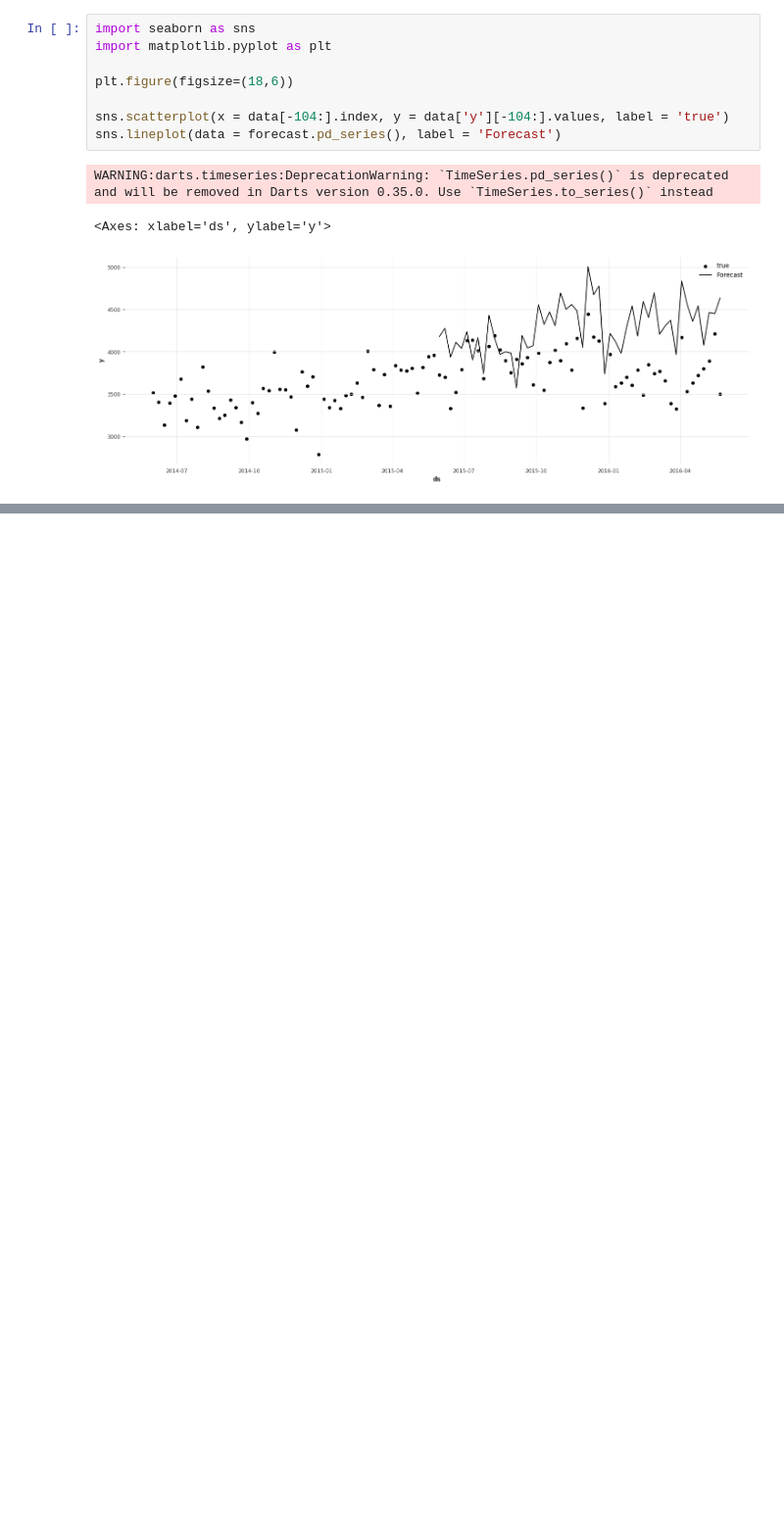
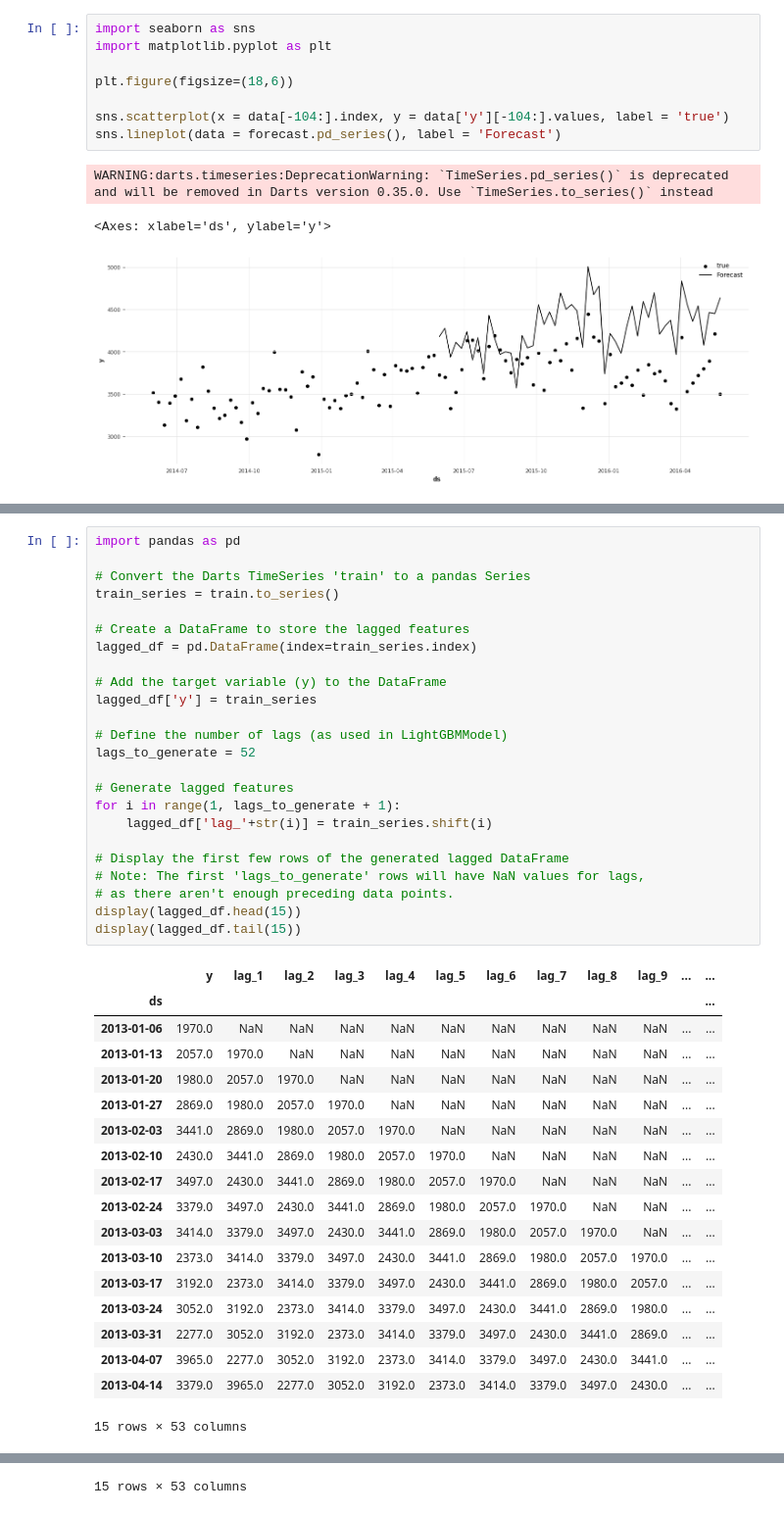
Before and after one commit to acedesci/scanalytics, a Jupyter notebook: EN/S06_Time-Series_Analytics/S06_Simple_TS_using_darts.ipynb, the cells around one changed output, grey strips where cells are left out. Shown at 98% size. Drawn from its saved outputs; the diff is of its cells as text; blank space fills up the shorter version.

```diff
--- a/EN/S06_Time-Series_Analytics/S06_Simple_TS_using_darts.ipynb
+++ b/EN/S06_Time-Series_Analytics/S06_Simple_TS_using_darts.ipynb
@@ -133,0 +183,43 @@ WARNING:darts.timeseries:DeprecationWarning: `TimeSeries.pd_series()` is depreca
+# %%
+import pandas as pd
+
+# Convert the Darts TimeSeries 'train' to a pandas Series
+train_series = train.to_series()
+
+# Create a DataFrame to store the lagged features
+lagged_df = pd.DataFrame(index=train_series.index)
+
+# Add the target variable (y) to the DataFrame
+lagged_df['y'] = train_series
+
+# Define the number of lags (as used in LightGBMModel)
+lags_to_generate = 52
+
+# Generate lagged features
+for i in range(1, lags_to_generate + 1):
+    lagged_df['lag_'+str(i)] = train_series.shift(i)
+
+# Display the first few rows of the generated lagged DataFrame
+# Note: The first 'lags_to_generate' rows will have NaN values for lags,
+# as there aren't enough preceding data points.
+display(lagged_df.head(15))
+display(lagged_df.tail(15))
+# %% [output]
+|  | y | lag_1 | lag_2 | lag_3 | lag_4 | lag_5 | lag_6 | lag_7 | lag_8 | lag_9 | ... | ... |
+| ds |  |  |  |  |  |  |  |  |  |  |  | ... |
+| 2013-01-06 | 1970.0 | NaN | NaN | NaN | NaN | NaN | NaN | NaN | NaN | NaN | ... | ... |
+| 2013-01-13 | 2057.0 | 1970.0 | NaN | NaN | NaN | NaN | NaN | NaN | NaN | NaN | ... | ... |
+| 2013-01-20 | 1980.0 | 2057.0 | 1970.0 | NaN | NaN | NaN | NaN | NaN | NaN | NaN | ... | ... |
+| 2013-01-27 | 2869.0 | 1980.0 | 2057.0 | 1970.0 | NaN | NaN | NaN | NaN | NaN | NaN | ... | ... |
+| 2013-02-03 | 3441.0 | 2869.0 | 1980.0 | 2057.0 | 1970.0 | NaN | NaN | NaN | NaN | NaN | ... | ... |
+| 2013-02-10 | 2430.0 | 3441.0 | 2869.0 | 1980.0 | 2057.0 | 1970.0 | NaN | NaN | NaN | NaN | ... | ... |
+| 2013-02-17 | 3497.0 | 2430.0 | 3441.0 | 2869.0 | 1980.0 | 2057.0 | 1970.0 | NaN | NaN | NaN | ... | ... |
+| 2013-02-24 | 3379.0 | 3497.0 | 2430.0 | 3441.0 | 2869.0 | 1980.0 | 2057.0 | 1970.0 | NaN | NaN | ... | ... |
+| 2013-03-03 | 3414.0 | 3379.0 | 3497.0 | 2430.0 | 3441.0 | 2869.0 | 1980.0 | 2057.0 | 1970.0 | NaN | ... | ... |
+| 2013-03-10 | 2373.0 | 3414.0 | 3379.0 | 3497.0 | 2430.0 | 3441.0 | 2869.0 | 1980.0 | 2057.0 | 1970.0 | ... | ... |
+| 2013-03-17 | 3192.0 | 2373.0 | 3414.0 | 3379.0 | 3497.0 | 2430.0 | 3441.0 | 2869.0 | 1980.0 | 2057.0 | ... | ... |
+| 2013-03-24 | 3052.0 | 3192.0 | 2373.0 | 3414.0 | 3379.0 | 3497.0 | 2430.0 | 3441.0 | 2869.0 | 1980.0 | ... | ... |
+| 2013-03-31 | 2277.0 | 3052.0 | 3192.0 | 2373.0 | 3414.0 | 3379.0 | 3497.0 | 2430.0 | 3441.0 | 2869.0 | ... | ... |
+| 2013-04-07 | 3965.0 | 2277.0 | 3052.0 | 3192.0 | 2373.0 | 3414.0 | 3379.0 | 3497.0 | 2430.0 | 3441.0 | ... | ... |
+| 2013-04-14 | 3379.0 | 3965.0 | 2277.0 | 3052.0 | 3192.0 | 2373.0 | 3414.0 | 3379.0 | 3497.0 | 2430.0 | ... | ... |
+15 rows × 53 columns
@@ -133,0 +243 @@ WARNING:darts.timeseries:DeprecationWarning: `TimeSeries.pd_series()` is depreca
+15 rows × 53 columns
```
Also changed, not shown: parts of 4 cells of this notebook.
